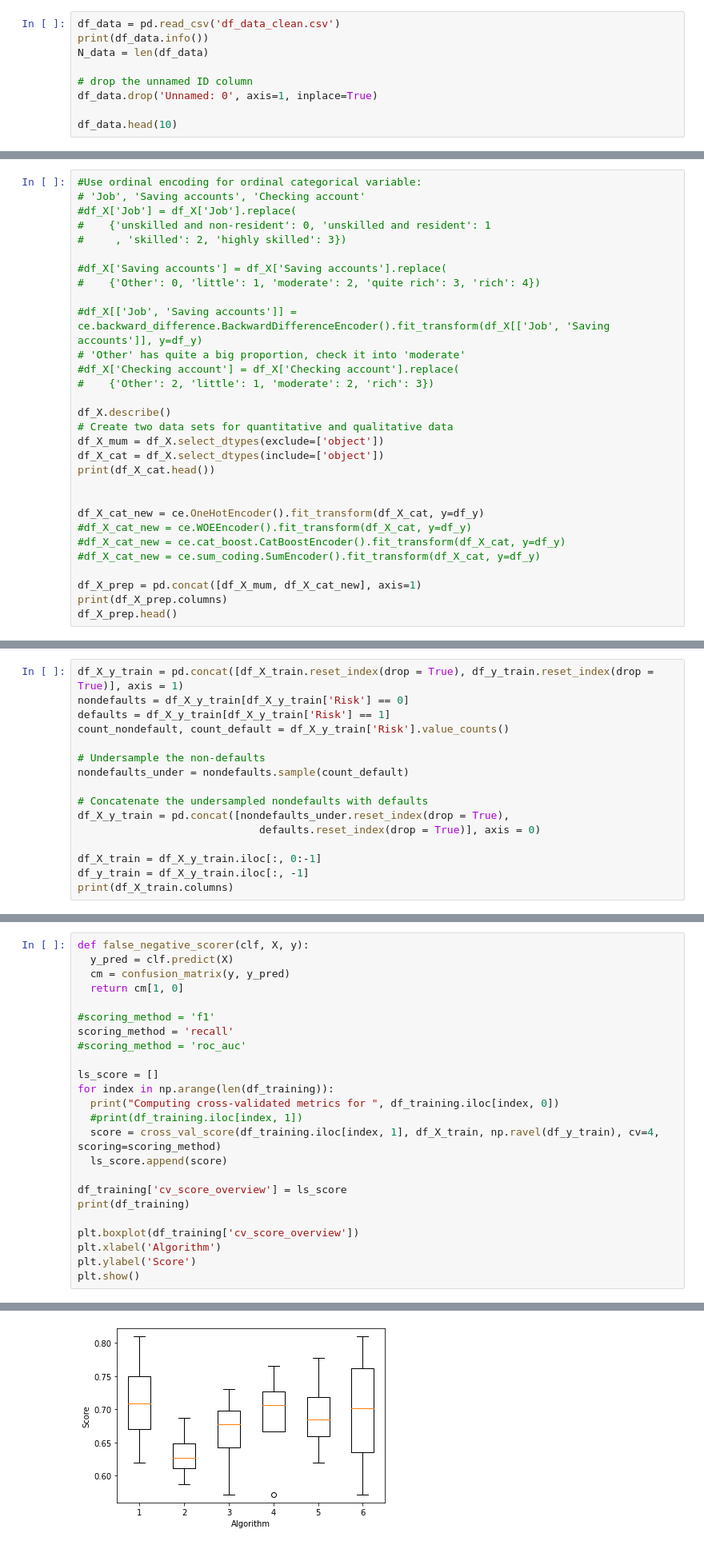
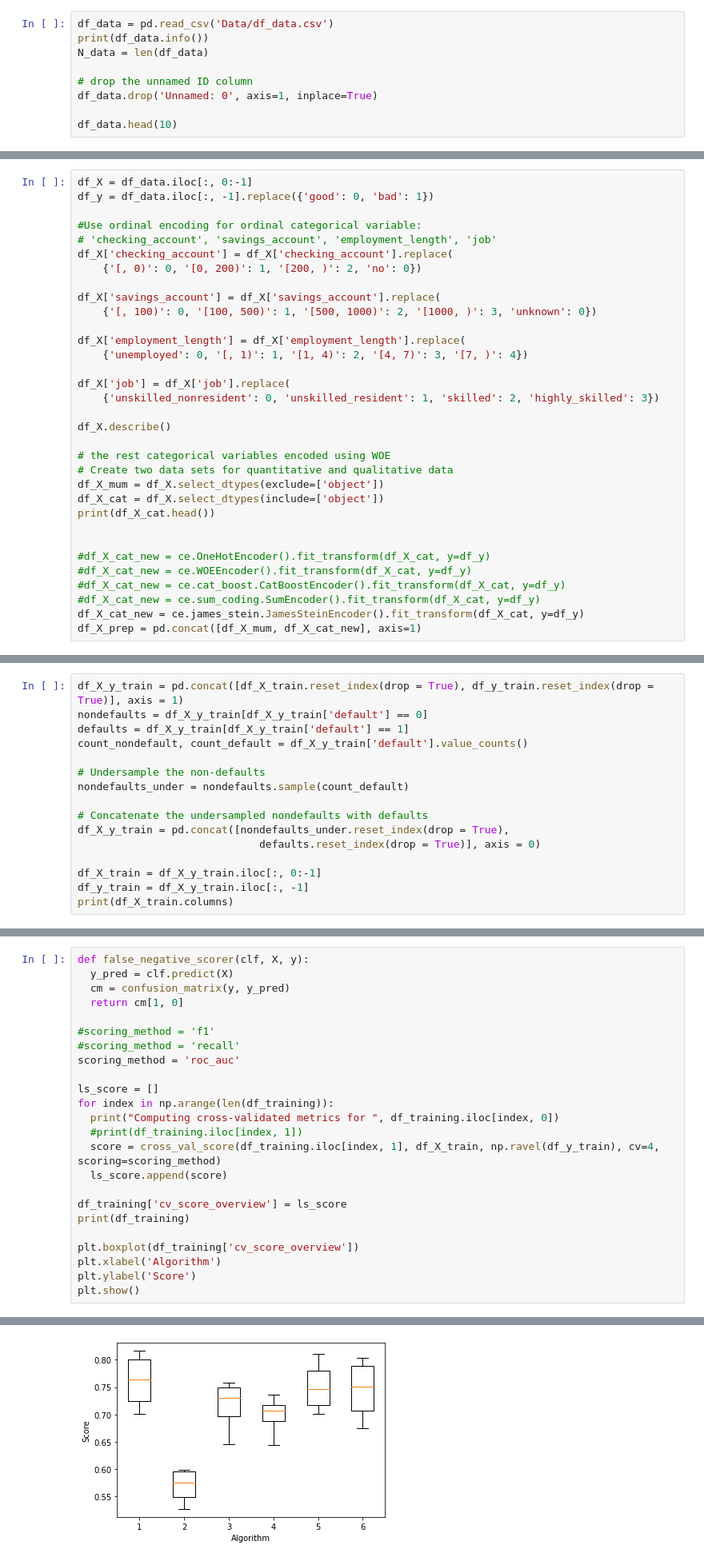
Before and after one commit to shanqu91/project_credit_risk_modeling, a Jupyter notebook: B_data_preprocessing.ipynb, the cells around one changed output, grey strips where cells are left out. Shown at 80% size. Drawn from its saved outputs; the diff is of its cells as text.

Commit message:
Adapt the code to the original German credit data

```diff
--- a/B_data_preprocessing.ipynb
+++ b/B_data_preprocessing.ipynb
@@ -53,7 +54,7 @@ Requirement already satisfied: xgboost in /usr/local/lib/python3.7/dist-packages
 Requirement already satisfied: scipy in /usr/local/lib/python3.7/dist-packages (from xgboost) (1.4.1)
 Requirement already satisfied: numpy in /usr/local/lib/python3.7/dist-packages (from xgboost) (1.19.5)
 # %%
-df_data = pd.read_csv('df_data_clean.csv')
+df_data = pd.read_csv('Data/df_data.csv')
 print(df_data.info())
 N_data = len(df_data)
 
@@ -125,33 +110,36 @@ Name: Risk, Length: 1000, dtype: int64
 
 **Overview:**  https://readthedocs.org/projects/feature-engine/downloads/pdf/latest/
 # %%
+df_X = df_data.iloc[:, 0:-1]
+df_y = df_data.iloc[:, -1].replace({'good': 0, 'bad': 1})
+
 #Use ordinal encoding for ordinal categorical variable:
-# 'Job', 'Saving accounts', 'Checking account'
-#df_X['Job'] = df_X['Job'].replace(
-#    {'unskilled and non-resident': 0, 'unskilled and resident': 1
-#     , 'skilled': 2, 'highly skilled': 3})
+# 'checking_account', 'savings_account', 'employment_length', 'job'
+df_X['checking_account'] = df_X['checking_account'].replace(
+    {'[, 0)': 0, '[0, 200)': 1, '[200, )': 2, 'no': 0})
 
-#df_X['Saving accounts'] = df_X['Saving accounts'].replace(
-#    {'Other': 0, 'little': 1, 'moderate': 2, 'quite rich': 3, 'rich': 4})
+df_X['savings_account'] = df_X['savings_account'].replace(
+    {'[, 100)': 0, '[100, 500)': 1, '[500, 1000)': 2, '[1000, )': 3, 'unknown': 0})
 
-#df_X[['Job', 'Saving accounts']] = ce.backward_difference.BackwardDifferenceEncoder().fit_transform(df_X[['Job', 'Saving accounts']], y=df_y)
-# 'Other' has quite a big proportion, check it into 'moderate'
-#df_X['Checking account'] = df_X['Checking account'].replace(
-#    {'Other': 2, 'little': 1, 'moderate': 2, 'rich': 3})
+df_X['employment_length'] = df_X['employment_length'].replace(
+    {'unemployed': 0, '[, 1)': 1, '[1, 4)': 2, '[4, 7)': 3, '[7, )': 4})
+
+df_X['job'] = df_X['job'].replace(
+    {'unskilled_nonresident': 0, 'unskilled_resident': 1, 'skilled': 2, 'highly_skilled': 3})
 
 df_X.describe()
+
+# the rest categorical variables encoded using WOE
 # Create two data sets for quantitative and qualitative data
 df_X_mum = df_X.select_dtypes(exclude=['object'])
 df_X_cat = df_X.select_dtypes(include=['object'])
 print(df_X_cat.head())
 
 
-df_X_cat_new = ce.OneHotEncoder().fit_transform(df_X_cat, y=df_y)
+#df_X_cat_new = ce.OneHotEncoder().fit_transform(df_X_cat, y=df_y)
 #df_X_cat_new = ce.WOEEncoder().fit_transform(df_X_cat, y=df_y)
 #df_X_cat_new = ce.cat_boost.CatBoostEncoder().fit_transform(df_X_cat, y=df_y)
 #df_X_cat_new = ce.sum_coding.SumEncoder().fit_transform(df_X_cat, y=df_y)
-
+df_X_cat_new = ce.james_stein.JamesSteinEncoder().fit_transform(df_X_cat, y=df_y)
 df_X_prep = pd.concat([df_X_mum, df_X_cat_new], axis=1)
-print(df_X_prep.columns)
-df_X_prep.head()
 # %% [output]
@@ -228,9 +210,9 @@ df_X_train, df_X_val, df_y_train, df_y_val = train_test_split(df_X_prep, df_y, t
 For XGBoost, log-loss is used, therefore, the class imbalance is not a bit problem. However, false negative (default predicted as non-default) has more negative financial impact and this cannot be handled by XGBoost
 # %%
 df_X_y_train = pd.concat([df_X_train.reset_index(drop = True), df_y_train.reset_index(drop = True)], axis = 1)
-nondefaults = df_X_y_train[df_X_y_train['Risk'] == 0]
-defaults = df_X_y_train[df_X_y_train['Risk'] == 1]
-count_nondefault, count_default = df_X_y_train['Risk'].value_counts()
+nondefaults = df_X_y_train[df_X_y_train['default'] == 0]
+defaults = df_X_y_train[df_X_y_train['default'] == 1]
+count_nondefault, count_default = df_X_y_train['default'].value_counts()
 
 # Undersample the non-defaults
 nondefaults_under = nondefaults.sample(count_default)
@@ -300,8 +271,8 @@ def false_negative_scorer(clf, X, y):
   return cm[1, 0]
 
 #scoring_method = 'f1'
-scoring_method = 'recall'
-#scoring_method = 'roc_auc'
+#scoring_method = 'recall'
+scoring_method = 'roc_auc'
 
 ls_score = []
 for index in np.arange(len(df_training)):
@@ -342 +313 @@ Computing cross-validated metrics for  NN
-[figure, old version]
+[figure, new version]
```
Also changed, not shown: parts of 12 cells of this notebook.
